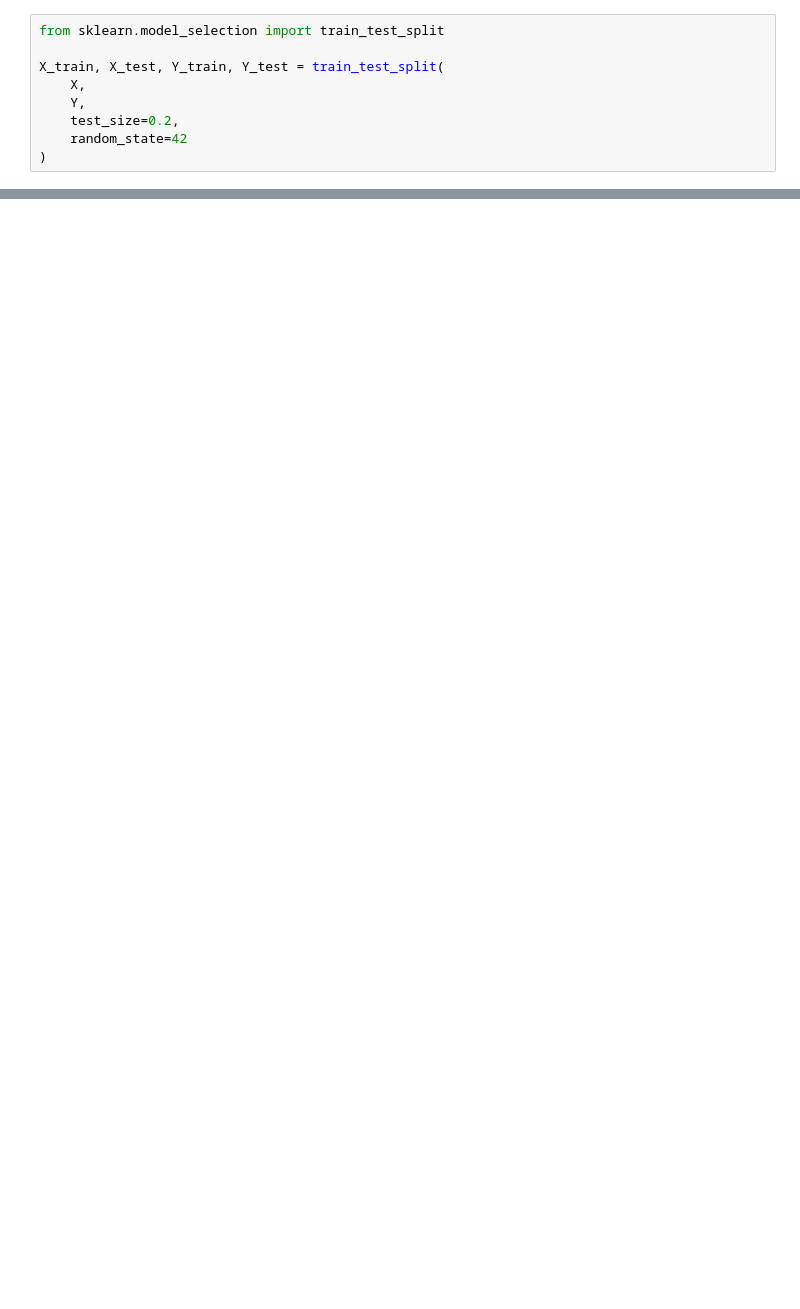
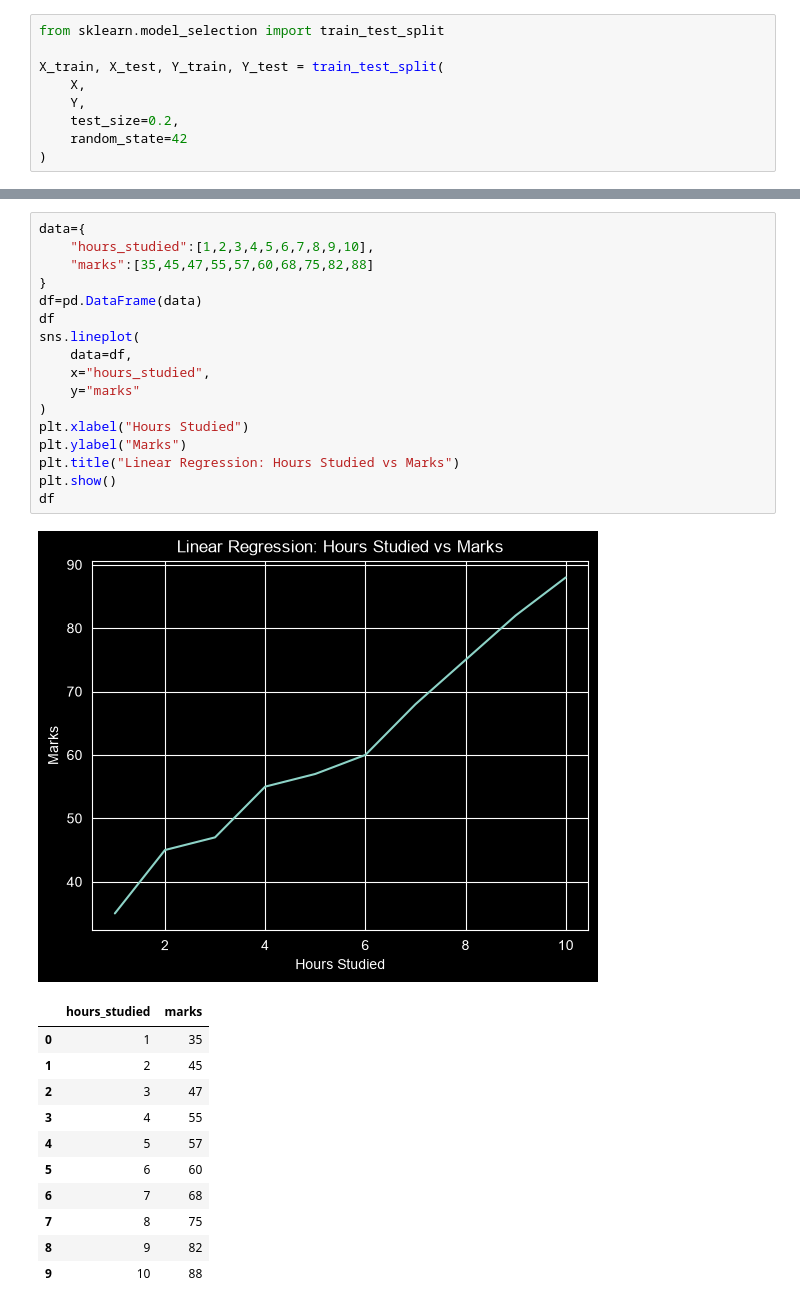
Before and after one commit to MUHAMMADZARYABKHAN-21/new.py, a Jupyter notebook: SCIKIT/LESSON1.ipynb, the cells around one changed output, grey strips where cells are left out. Drawn from its saved outputs; the diff is of its cells as text; blank space fills up the shorter version.

Commit message:
linear Regression done

```diff
--- a/SCIKIT/LESSON1.ipynb
+++ b/SCIKIT/LESSON1.ipynb
@@ -266,0 +589,30 @@ model.fit(X_train,Y_train)
+# %%
+data={
+    "hours_studied":[1,2,3,4,5,6,7,8,9,10],
+    "marks":[35,45,47,55,57,60,68,75,82,88]
+}
+df=pd.DataFrame(data)
+df
+sns.lineplot(
+    data=df,
+    x="hours_studied",
+    y="marks"
+)
+plt.xlabel("Hours Studied")
+plt.ylabel("Marks")
+plt.title("Linear Regression: Hours Studied vs Marks")
+plt.show()
+df
+# %% [output]
+[figure, added]
+|  | hours_studied | marks |
+| 0 | 1 | 35 |
+| 1 | 2 | 45 |
+| 2 | 3 | 47 |
+| 3 | 4 | 55 |
+| 4 | 5 | 57 |
+| 5 | 6 | 60 |
+| 6 | 7 | 68 |
+| 7 | 8 | 75 |
+| 8 | 9 | 82 |
+| 9 | 10 | 88 |
```
Also changed, not shown: parts of 83 cells of this notebook.
